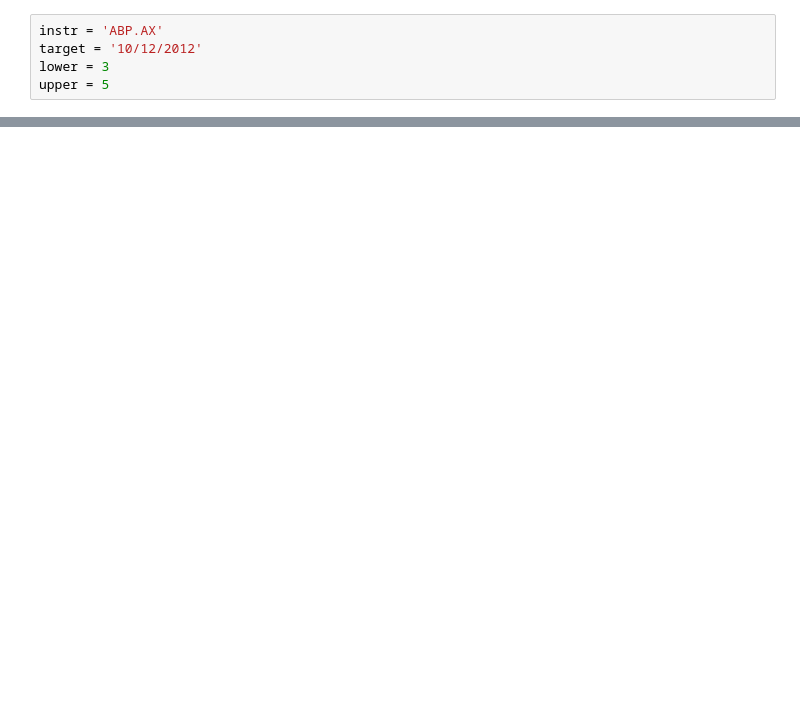
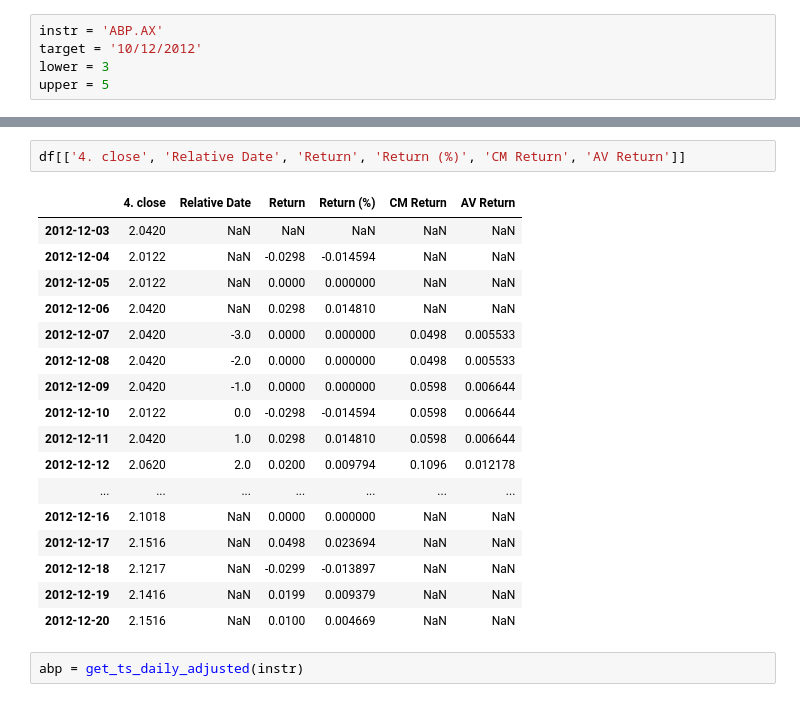
Before and after one commit to timhor/seng3011-envision, a Jupyter notebook: backend/notebooks/Data Manipulation.ipynb, the cells around one changed output, grey strips where cells are left out. Cells and saved outputs as stored; diff of their text form; blank space fills up the shorter version.

```diff
--- a/backend/notebooks/Data Manipulation.ipynb
+++ b/backend/notebooks/Data Manipulation.ipynb
@@ -140,0 +162,22 @@ df
+# %%
+df[['4. close', 'Relative Date', 'Return', 'Return (%)', 'CM Return', 'AV Return']]
+# %% [output]
+|  | 4. close | Relative Date | Return | Return (%) | CM Return | AV Return |
+| 2012-12-03 | 2.0420 | NaN | NaN | NaN | NaN | NaN |
+| 2012-12-04 | 2.0122 | NaN | -0.0298 | -0.014594 | NaN | NaN |
+| 2012-12-05 | 2.0122 | NaN | 0.0000 | 0.000000 | NaN | NaN |
+| 2012-12-06 | 2.0420 | NaN | 0.0298 | 0.014810 | NaN | NaN |
+| 2012-12-07 | 2.0420 | -3.0 | 0.0000 | 0.000000 | 0.0498 | 0.005533 |
+| 2012-12-08 | 2.0420 | -2.0 | 0.0000 | 0.000000 | 0.0498 | 0.005533 |
+| 2012-12-09 | 2.0420 | -1.0 | 0.0000 | 0.000000 | 0.0598 | 0.006644 |
+| 2012-12-10 | 2.0122 | 0.0 | -0.0298 | -0.014594 | 0.0598 | 0.006644 |
+| 2012-12-11 | 2.0420 | 1.0 | 0.0298 | 0.014810 | 0.0598 | 0.006644 |
+| 2012-12-12 | 2.0620 | 2.0 | 0.0200 | 0.009794 | 0.1096 | 0.012178 |
+| ... | ... | ... | ... | ... | ... | ... |
+| 2012-12-16 | 2.1018 | NaN | 0.0000 | 0.000000 | NaN | NaN |
+| 2012-12-17 | 2.1516 | NaN | 0.0498 | 0.023694 | NaN | NaN |
+| 2012-12-18 | 2.1217 | NaN | -0.0299 | -0.013897 | NaN | NaN |
+| 2012-12-19 | 2.1416 | NaN | 0.0199 | 0.009379 | NaN | NaN |
+| 2012-12-20 | 2.1516 | NaN | 0.0100 | 0.004669 | NaN | NaN |
+# %%
+abp = get_ts_daily_adjusted(instr)
```
Also changed, not shown: parts of 23 cells of this notebook, 2 other files.
